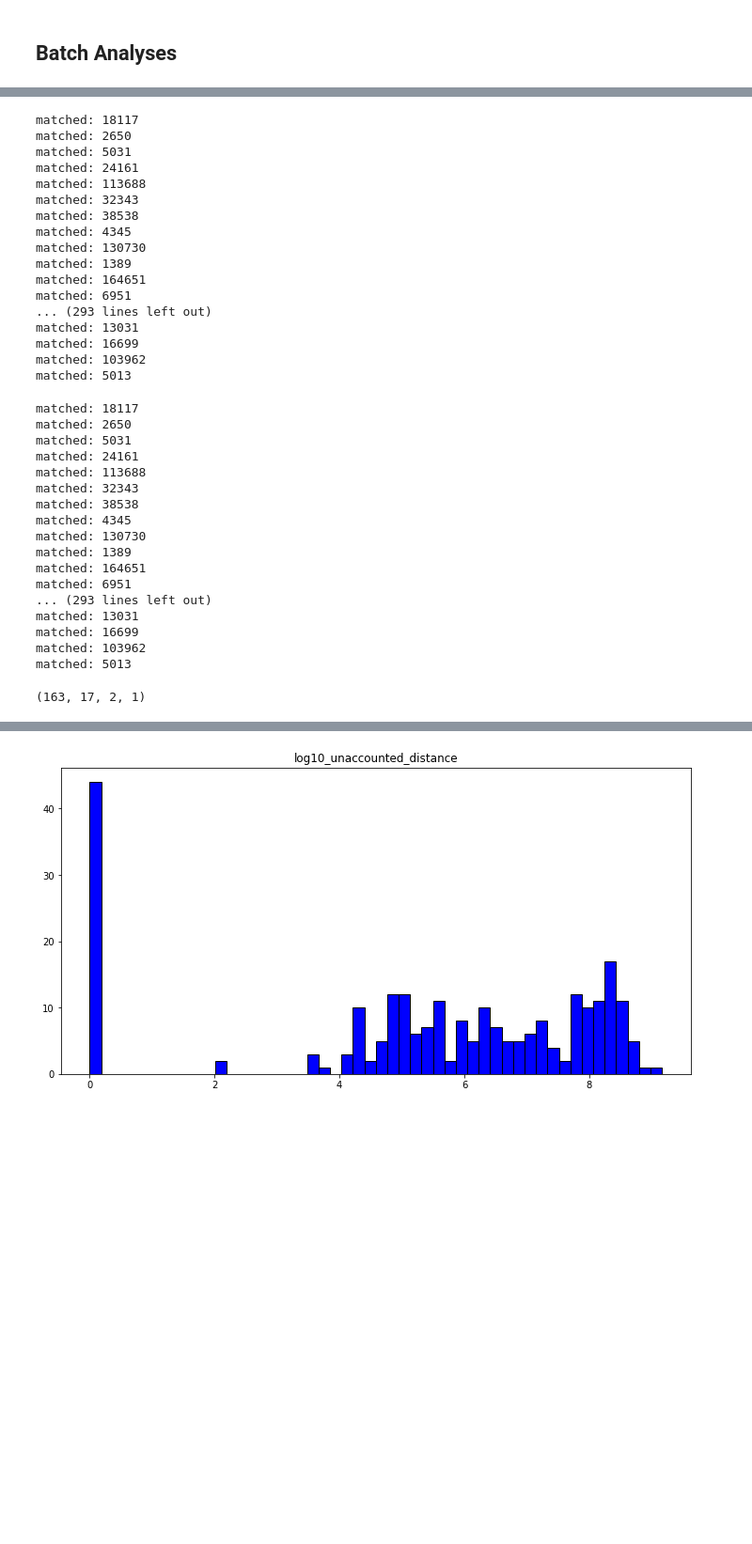
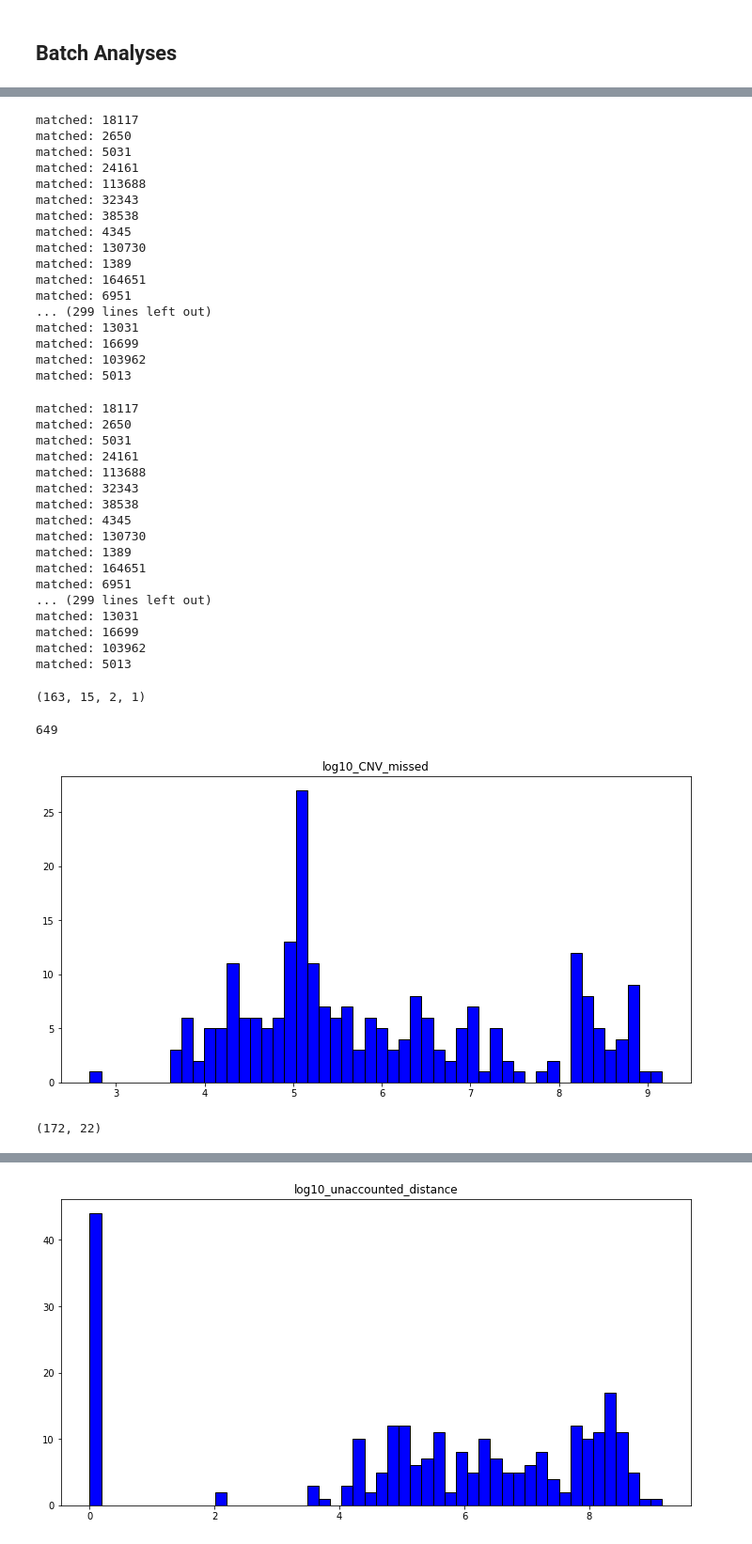
Before and after one commit to Zhaoyang-Jia/KarComparator, a Jupyter notebook: new_data_files/extract_statistics.ipynb, the cells around one changed output, grey strips where cells are left out. Shown: that part at 94% size. Saved outputs shown, nothing was run; the diff lists cells and outputs as text; code cells hidden in the pictures; blank space fills up the shorter version.

```diff
--- a/new_data_files/extract_statistics.ipynb
+++ b/new_data_files/extract_statistics.ipynb
@@ -148,6 +148,7 @@ matched: 5013
 df['SV_missed'] = df['karsim_missed_transition'] + df['omkar_missed_transition']
 # %%
 df['CNV_missed'] = df.apply(lambda row: pd.Series(iterative_get_cnv(row)), axis=1)
+df['log10_CNV_missed'] = np.log10(df['CNV_missed'])
 # %% [output]
 matched: 18117
 matched: 2650
@@ -161,7 +162,7 @@ matched: 130730
 matched: 1389
 matched: 164651
 matched: 6951
-... (293 lines left out)
+... (299 lines left out)
 matched: 13031
 matched: 16699
 matched: 103962
@@ -181,7 +182,7 @@ matched: 130730
 matched: 1389
 matched: 164651
 matched: 6951
-... (293 lines left out)
+... (299 lines left out)
 matched: 13031
 matched: 16699
 matched: 103962
@@ -194,4 +195,10 @@ n_seg_changed = df['n_seg_changed'].sum()
 n_leftover_segchange = df['n_leftover_segchange'].sum()
 total_dummies, total_leftover_dummies, n_seg_changed, n_leftover_segchange
 # %% [output]
-(163, 17, 2, 1)
+(163, 15, 2, 1)
+# %%
+df['n_initial_SVs'] = df.apply(lambda row: pd.Series(iterative_get_initial_n_SV(row)), axis=1)
+# %%
+df['n_initial_SVs'].sum()
+# %% [output]
+649
@@ -197,0 +207,12 @@ total_dummies, total_leftover_dummies, n_seg_changed, n_leftover_segchange
+# %%
+filter1 = df['is_event_cluster'] == True
+plt.figure(figsize=(12, 6))
+plt.hist(df[filter1]['log10_CNV_missed'], bins=50, color='blue', edgecolor='black')
+plt.title('log10_CNV_missed')
+plt.savefig('/media/zhaoyang-new/workspace/KarSim/KarComparator/figures_v2/log10_CNV_missed_v3.png')
+# %% [output]
+[figure, added]
+# %%
+df[(df['log10_CNV_missed'] <= 7) & (df['is_event_cluster'] == True)].shape
+# %% [output]
+(172, 22)
```
Also changed, not shown: parts of 13 cells of this notebook, 24 other files.
